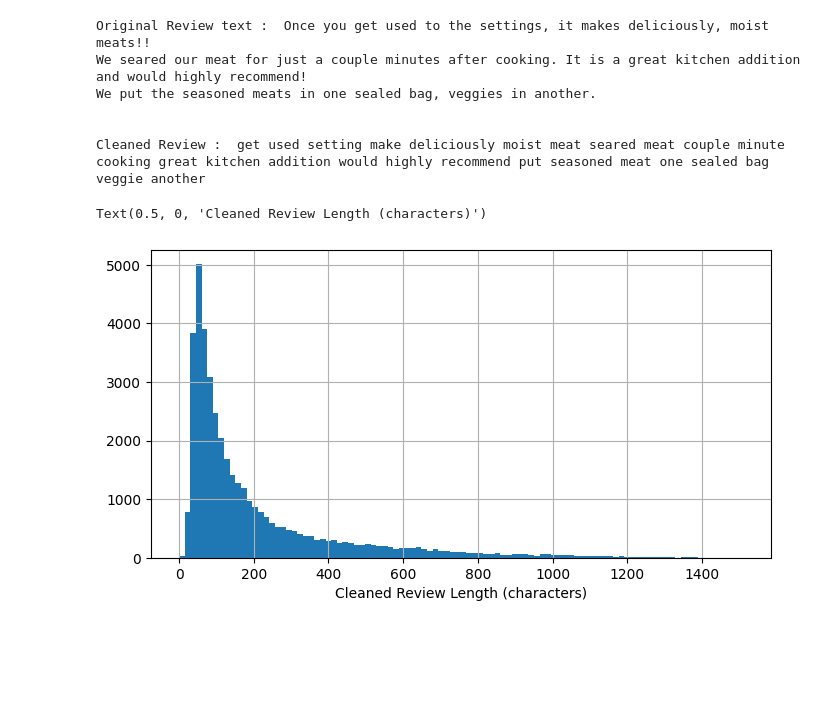
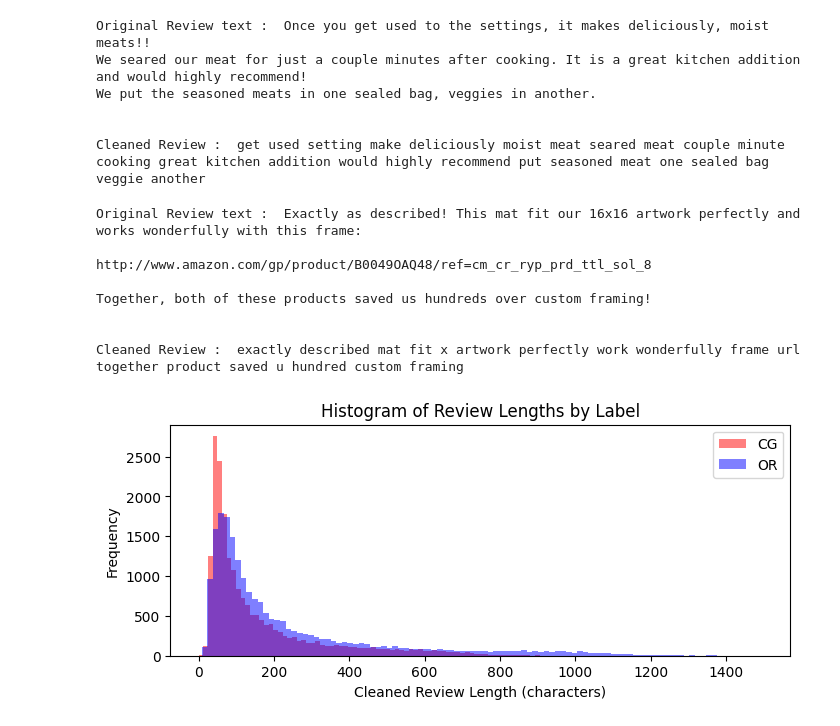
Before and after one commit to quickSilverShanks/ReviewSentinel, a Jupyter notebook: data_profiling.ipynb, the cells around one changed output. Saved outputs shown, nothing was run; the diff lists cells and outputs as text; code cells hidden in the pictures; blank space fills up the shorter version.

```diff
--- a/data_profiling.ipynb
+++ b/data_profiling.ipynb
@@ -184,15 +280,44 @@ We put the seasoned meats in one sealed bag, veggies in another.
 
 
 Cleaned Review :  get used setting make deliciously moist meat seared meat couple minute cooking great kitchen addition would highly recommend put seasoned meat one sealed bag veggie another
+# %%
+sample_review = reviews_all.loc[1386]['text_']
+cleaned_review = clean_review(sample_review)
+
+print("Original Review text : ", sample_review)
+print("\n\nCleaned Review : ", cleaned_review)
+# %% [output]
+Original Review text :  Exactly as described! This mat fit our 16x16 artwork perfectly and works wonderfully with this frame:
+
+http://www.amazon.com/gp/product/B0049OAQ48/ref=cm_cr_ryp_prd_ttl_sol_8
+
+Together, both of these products saved us hundreds over custom framing!
+
+
+Cleaned Review :  exactly described mat fit x artwork perfectly work wonderfully frame url together product saved u hundred custom framing
 # %%
 reviews_all['cleaned_text'] = reviews_all['text_'].apply(clean_review)
 reviews_all['cleantext_length'] = reviews_all['cleaned_text'].apply(len)
-# %%
-reviews_all['cleantext_length'].hist(bins=100, figsize=(8,4))
-plt.xlabel("Cleaned Review Length (characters)")
-# %% [output]
-Text(0.5, 0, 'Cleaned Review Length (characters)')
-[figure, removed]
+# %%
+label_CG = reviews_all[reviews_all['label'] == 'CG']['cleantext_length']
+label_OR = reviews_all[reviews_all['label'] == 'OR']['cleantext_length']
+
+plt.figure(figsize=(8, 3))
+
+# Plot histogram for label 'CG'
+plt.hist(label_CG, bins=100, alpha=0.5, label='CG', color='red')
+
+# Plot histogram for label 'OR'
+plt.hist(label_OR, bins=100, alpha=0.5, label='OR', color='blue')
+
+plt.xlabel("Cleaned Review Length (characters)")
+plt.ylabel("Frequency")
+plt.title("Histogram of Review Lengths by Label")
+plt.legend()
+
+plt.show()
+# %% [output]
+[figure, added]
 # %%
 reviews_all.describe()
 # %% [output]
```
Also changed, not shown: parts of 34 cells of this notebook, 8 other files.
